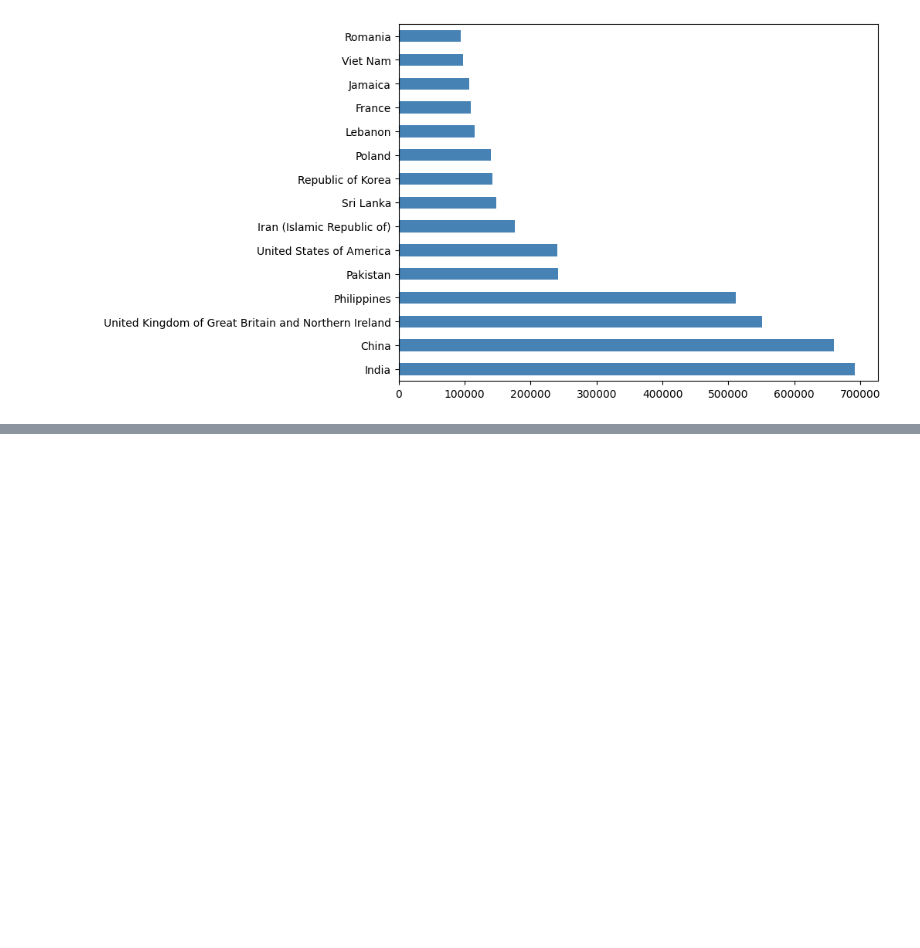
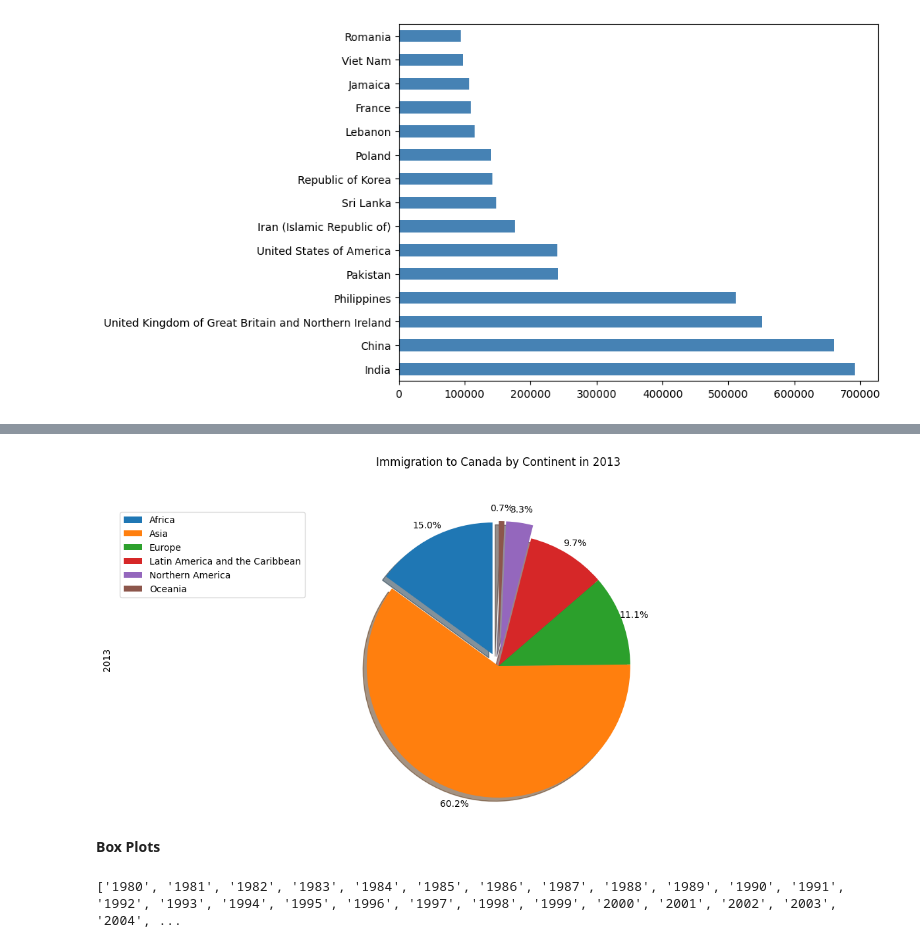
Before and after one commit to Pavannrajj/daily-data-analysis-practice, a Jupyter notebook: matplotlib/plots.ipynb, the cells around one changed output, grey strips where cells are left out. Saved outputs shown, nothing was run; the diff lists cells and outputs as text; code cells hidden in the pictures; blank space fills up the shorter version.

```diff
--- a/matplotlib/plots.ipynb
+++ b/matplotlib/plots.ipynb
@@ -321,0 +374,23 @@ df_top15.plot(kind = 'barh', figsize=(8,6), color='steelblue')
+# %%
+df_continents['2013'].plot(
+    kind = 'pie',
+    figsize  = (15,6),
+    autopct = '%1.1f%%',
+    startangle = 90,
+    shadow = True,
+    labels = None,
+    pctdistance = 1.1,
+    explode = explode_list
+)
+plt.title('Immigration to Canada by Continent in 2013', y=1.12)
+plt.axis('equal')
+plt.legend(labels = df_continents.index,loc = 'upper left')
+plt.show()
+# %% [output]
+[figure, added]
+# %% [markdown]
+**Box Plots**
+# %%
+print(years)
+# %% [output]
+['1980', '1981', '1982', '1983', '1984', '1985', '1986', '1987', '1988', '1989', '1990', '1991', '1992', '1993', '1994', '1995', '1996', '1997', '1998', '1999', '2000', '2001', '2002', '2003', '2004', ...
```
Also changed, not shown: parts of 21 cells of this notebook, 1 other file.
